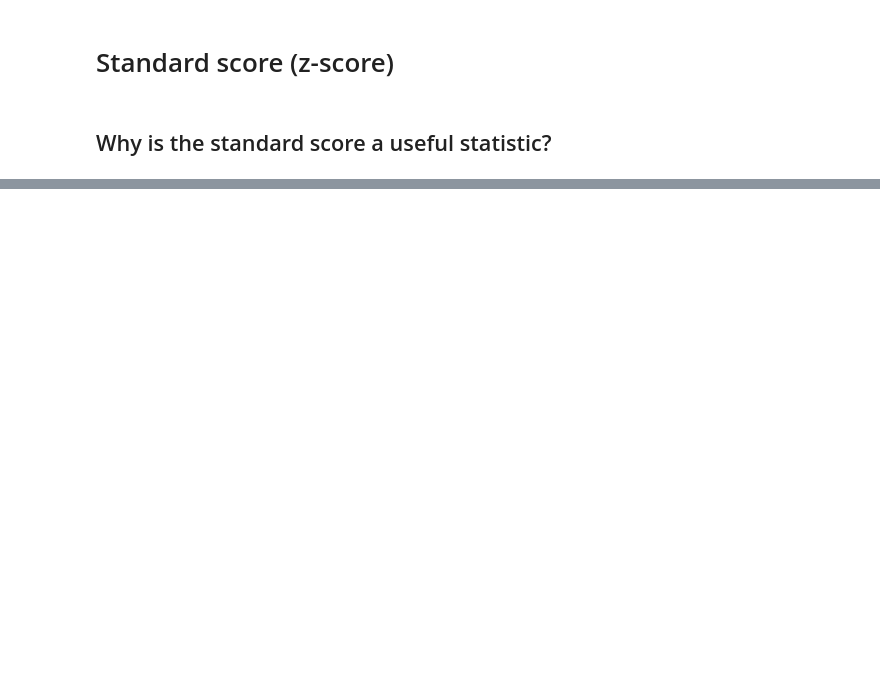
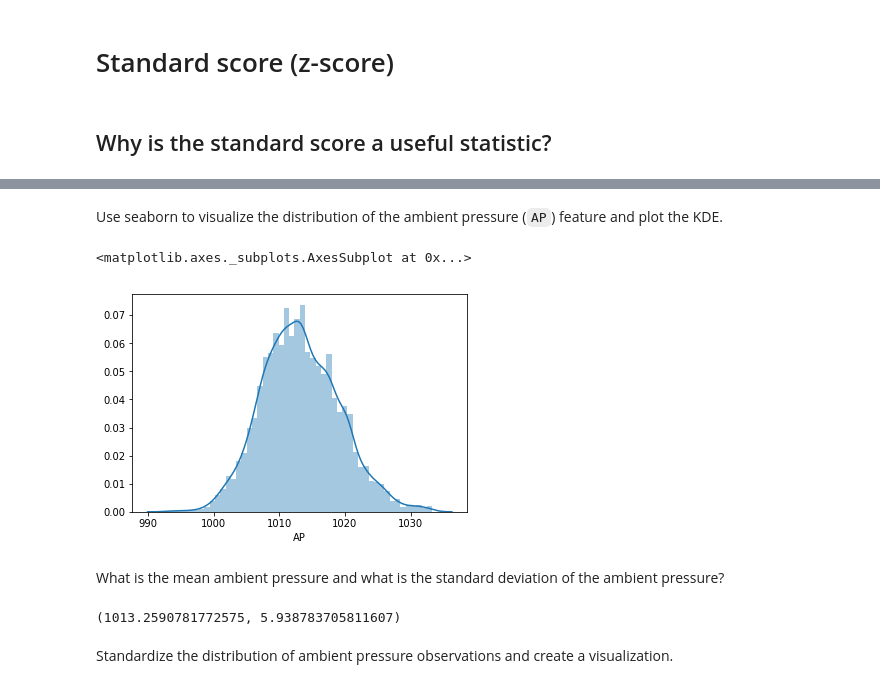
Before and after one commit to learn-co-students/normal-distribution-standard-scores-one-sample-z-test-houston-ds-082619, a Jupyter notebook: Lesson-Teacher-Version.ipynb, the cells around one changed output, grey strips where cells are left out. Drawn from its saved outputs; the diff is of its cells as text; code cells hidden in the pictures; blank space fills up the shorter version.

```diff
--- a/Lesson-Teacher-Version.ipynb
+++ b/Lesson-Teacher-Version.ipynb
@@ -81,0 +77,6 @@ def get_z_score(value, mu, sigma):
+# %%
+# Load the data into a dataframe
+import pandas as pd
+df = pd.read_excel('Folds5x2_pp.xlsx')
+# Inspect the first five rows of the dataframe
+df.head()
@@ -81,0 +90,9 @@ def get_z_score(value, mu, sigma):
+# %% [markdown]
+Use seaborn to visualize the distribution of the ambient pressure (`AP`) feature and plot the KDE.
+# %%
+sns.distplot(df['AP'], kde=True)
+# %% [output]
+<matplotlib.axes._subplots.AxesSubplot at 0x...>
+[figure, added]
+# %% [markdown]
+What is the mean ambient pressure and what is the standard deviation of the ambient pressure?
@@ -81,0 +102,6 @@ def get_z_score(value, mu, sigma):
+# %%
+mu, sigma
+# %% [output]
+(1013.2590781772575, 5.938783705811607)
+# %% [markdown]
+Standardize the distribution of ambient pressure observations and create a visualization.
```
Also changed, not shown: parts of 21 cells of this notebook, 1 other file.
